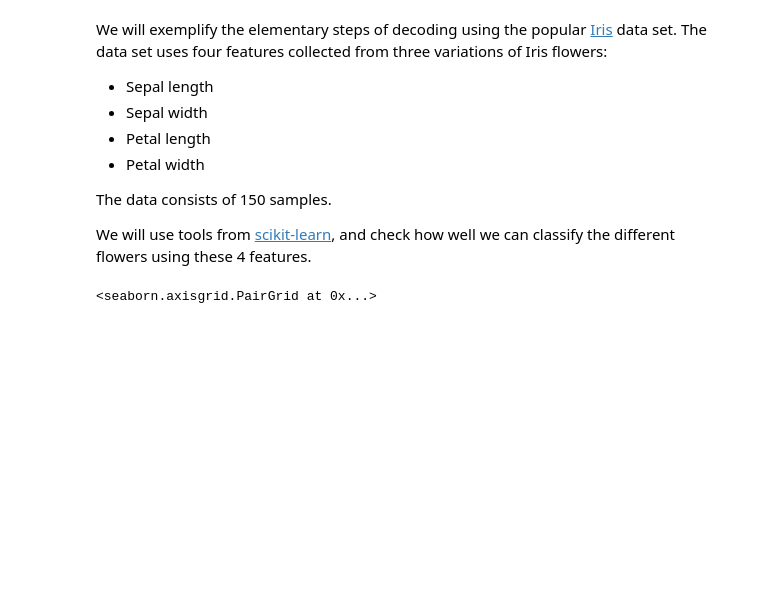
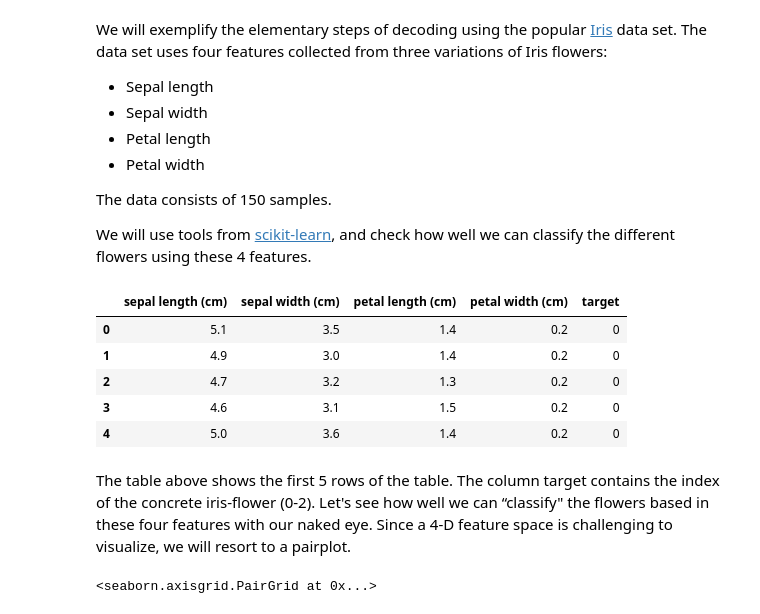
Before and after one commit to nathanweisz/methcogneurocode, a Jupyter notebook: Lecture3.ipynb, the cells around one changed output. Drawn from its saved outputs; the diff is of its cells as text; code cells hidden in the pictures; blank space fills up the shorter version.

```diff
--- a/Lecture3.ipynb
+++ b/Lecture3.ipynb
@@ -16,16 +18,27 @@ We will use tools from [scikit-learn](https://scikit-learn.org/stable/), and che
 # %%
 # import necessary libraries and modules
 from sklearn.datasets import load_iris
 
-import seaborn as sns #a nice toolbox for visualization
-import pandas as pd #a nice toolbox for handling data frames
+import seaborn as sns #a nice library for (“publication-ready“) visualization
+import pandas as pd #a nice library for handling data frames
 
 # load the dataset
 iris = load_iris()
 
 #searborn wants a pandas data frame
 df = pd.DataFrame(data=iris.data, columns=iris.feature_names) #150 rows, add titles to columns
 df['target'] = iris.target #class labels
+
+df.head()
+# %% [output]
+|  | sepal length (cm) | sepal width (cm) | petal length (cm) | petal width (cm) | target |
+| 0 | 5.1 | 3.5 | 1.4 | 0.2 | 0 |
+| 1 | 4.9 | 3.0 | 1.4 | 0.2 | 0 |
+| 2 | 4.7 | 3.2 | 1.3 | 0.2 | 0 |
+| 3 | 4.6 | 3.1 | 1.5 | 0.2 | 0 |
+| 4 | 5.0 | 3.6 | 1.4 | 0.2 | 0 |
+# %% [markdown]
+The table above shows the first 5 rows of the table. The column target contains the index of the concrete iris-flower (0-2). Let's see how well we can “classify" the flowers based in these four features with our naked eye. Since a 4-D feature space is challenging to visualize, we will resort to a pairplot.
 # %%
 # visualize the data using each feature combination
 sns.pairplot(df, hue='target')
```
Also changed, not shown: parts of 5 cells of this notebook.
